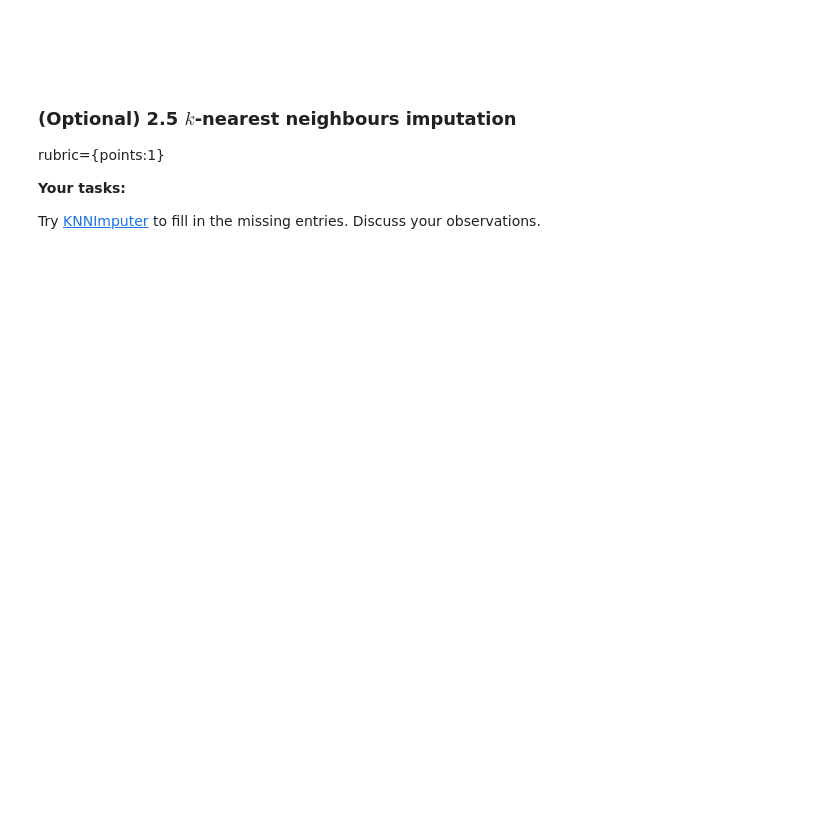
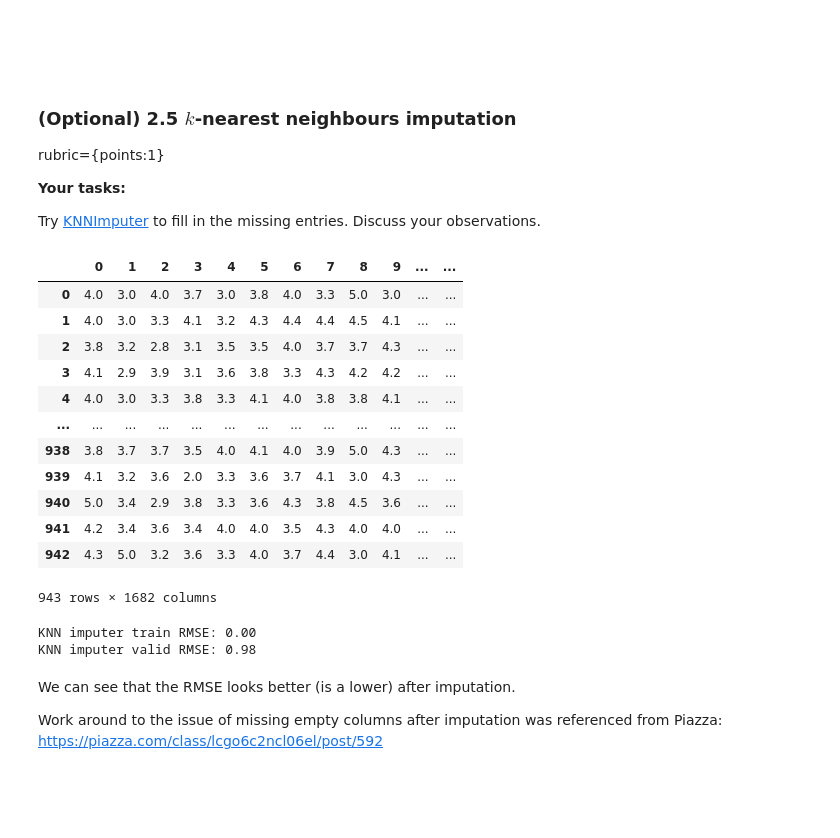
Before and after one commit to ZweiteLen/cpsc330-2022W2, a Jupyter notebook: hw/hw7/hw7.ipynb, the cells around one changed output. Drawn from its saved outputs; the diff is of its cells as text; code cells hidden in the pictures; blank space fills up the shorter version.

```diff
--- a/hw/hw7/hw7.ipynb
+++ b/hw/hw7/hw7.ipynb
@@ -474,7 +463,14 @@ rubric={points:5}
 
 1. Split the ratings data with `test_size=0.2` and `random_state=42`.
 # %%
-train_df, test_df = train_test_split(ratings, test_size=0.2, random_state=42)
+from sklearn.model_selection import (
+    cross_validate,
+    train_test_split,
+)
+
+X = ratings.copy()
+y = ratings[user_key]
+X_train, X_valid, y_train, y_valid = train_test_split(X, y, test_size=0.2, random_state=42)
 # %% [markdown]
 <br><br>
 # %% [markdown]
@@ -496,3 +492,20 @@ item_inverse_mapper = dict(zip(list(range(M)), np.unique(ratings[item_key])))
 # %%
 train_mat = None
 valid_mat = None
+# %%
+def create_Y_from_ratings(
+    data, N, M, user_mapper, item_mapper, user_key=user_key, item_key=item_key
+):  # Function to create a dense utility matrix
+    Y = np.zeros((N, M))
+    Y.fill(np.nan)
+    for index, val in data.iterrows():
+        n = user_mapper[val[user_key]]
+        m = item_mapper[val[item_key]]
+        Y[n, m] = val["rating"]
+
+    return Y
+# %%
+train_mat = create_Y_from_ratings(X_train, N, M, user_mapper, item_mapper)
+valid_mat = create_Y_from_ratings(X_valid, N, M, user_mapper, item_mapper)
+
+train_mat.shape, valid_mat.shape
@@ -530,6 +560,36 @@ rubric={points:1}
 **Your tasks:**
 
 Try [KNNImputer](https://scikit-learn.org/stable/modules/generated/sklearn.impute.KNNImputer.html) to fill in the missing entries. Discuss your observations.
+# %%
+from sklearn.impute import KNNImputer
+
+imputer = KNNImputer(n_neighbors=10, copy=False)
+train_mat_imp = np.copy(train_mat)
+imputer.fit_transform(train_mat_imp)
+pd.DataFrame(train_mat_imp)
+# %% [output]
+|  | 0 | 1 | 2 | 3 | 4 | 5 | 6 | 7 | 8 | 9 | ... | ... |
+| 0 | 4.0 | 3.0 | 4.0 | 3.7 | 3.0 | 3.8 | 4.0 | 3.3 | 5.0 | 3.0 | ... | ... |
+| 1 | 4.0 | 3.0 | 3.3 | 4.1 | 3.2 | 4.3 | 4.4 | 4.4 | 4.5 | 4.1 | ... | ... |
+| 2 | 3.8 | 3.2 | 2.8 | 3.1 | 3.5 | 3.5 | 4.0 | 3.7 | 3.7 | 4.3 | ... | ... |
+| 3 | 4.1 | 2.9 | 3.9 | 3.1 | 3.6 | 3.8 | 3.3 | 4.3 | 4.2 | 4.2 | ... | ... |
+| 4 | 4.0 | 3.0 | 3.3 | 3.8 | 3.3 | 4.1 | 4.0 | 3.8 | 3.8 | 4.1 | ... | ... |
+| ... | ... | ... | ... | ... | ... | ... | ... | ... | ... | ... | ... | ... |
+| 938 | 3.8 | 3.7 | 3.7 | 3.5 | 4.0 | 4.1 | 4.0 | 3.9 | 5.0 | 4.3 | ... | ... |
+| 939 | 4.1 | 3.2 | 3.6 | 2.0 | 3.3 | 3.6 | 3.7 | 4.1 | 3.0 | 4.3 | ... | ... |
+| 940 | 5.0 | 3.4 | 2.9 | 3.8 | 3.3 | 3.6 | 4.3 | 3.8 | 4.5 | 3.6 | ... | ... |
+| 941 | 4.2 | 3.4 | 3.6 | 3.4 | 4.0 | 4.0 | 3.5 | 4.3 | 4.0 | 4.0 | ... | ... |
+| 942 | 4.3 | 5.0 | 3.2 | 3.6 | 3.3 | 4.0 | 3.7 | 4.4 | 3.0 | 4.1 | ... | ... |
+943 rows × 1682 columns
+# %%
+evaluate(train_mat_imp, train_mat, valid_mat, model_name="KNN imputer")
+# %% [output]
+KNN imputer train RMSE: 0.00
+KNN imputer valid RMSE: 0.98
+# %% [markdown]
+We can see that the RMSE looks better (is a lower) after imputation.
+
+Work around to the issue of missing empty columns after imputation was referenced from Piazza: https://piazza.com/class/lcgo6c2ncl06el/post/592
 # %% [markdown]
 <br><br>
 # %% [markdown]
```
Also changed, not shown: parts of 17 cells of this notebook.
